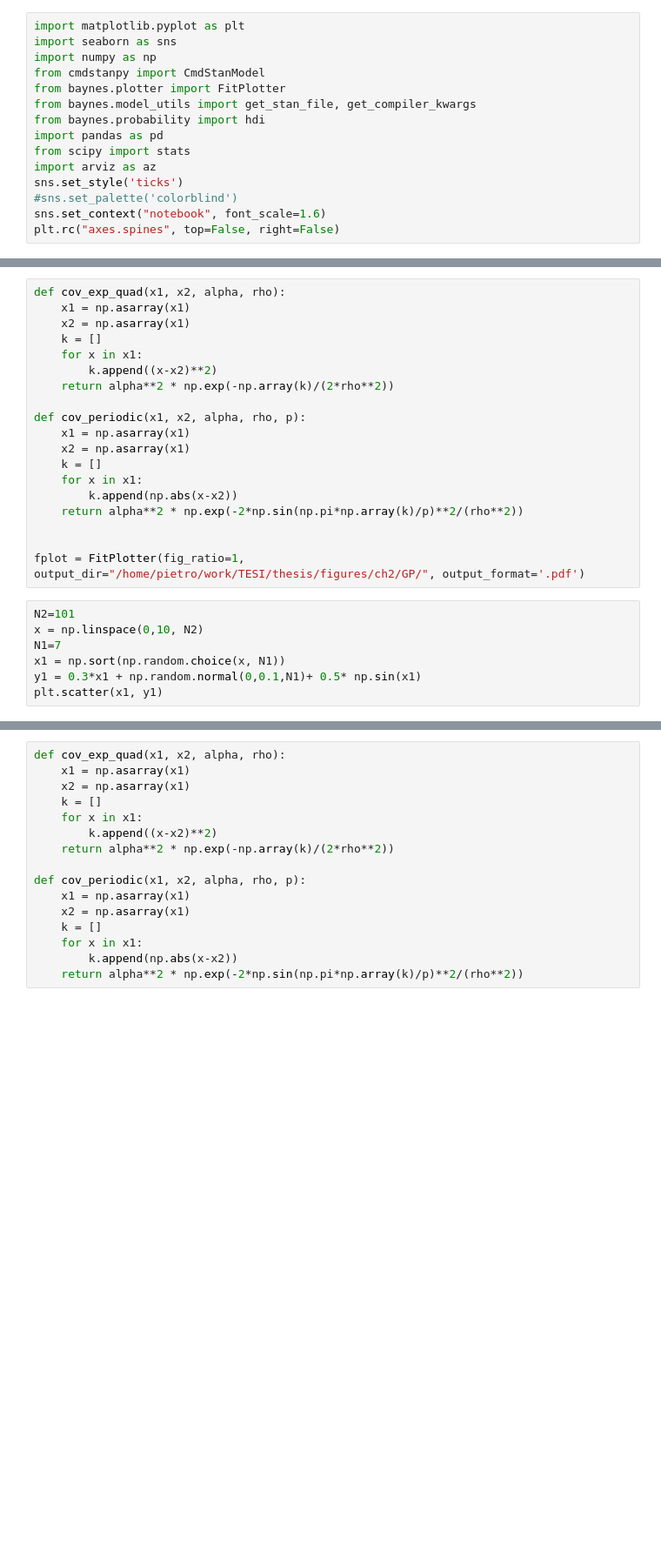
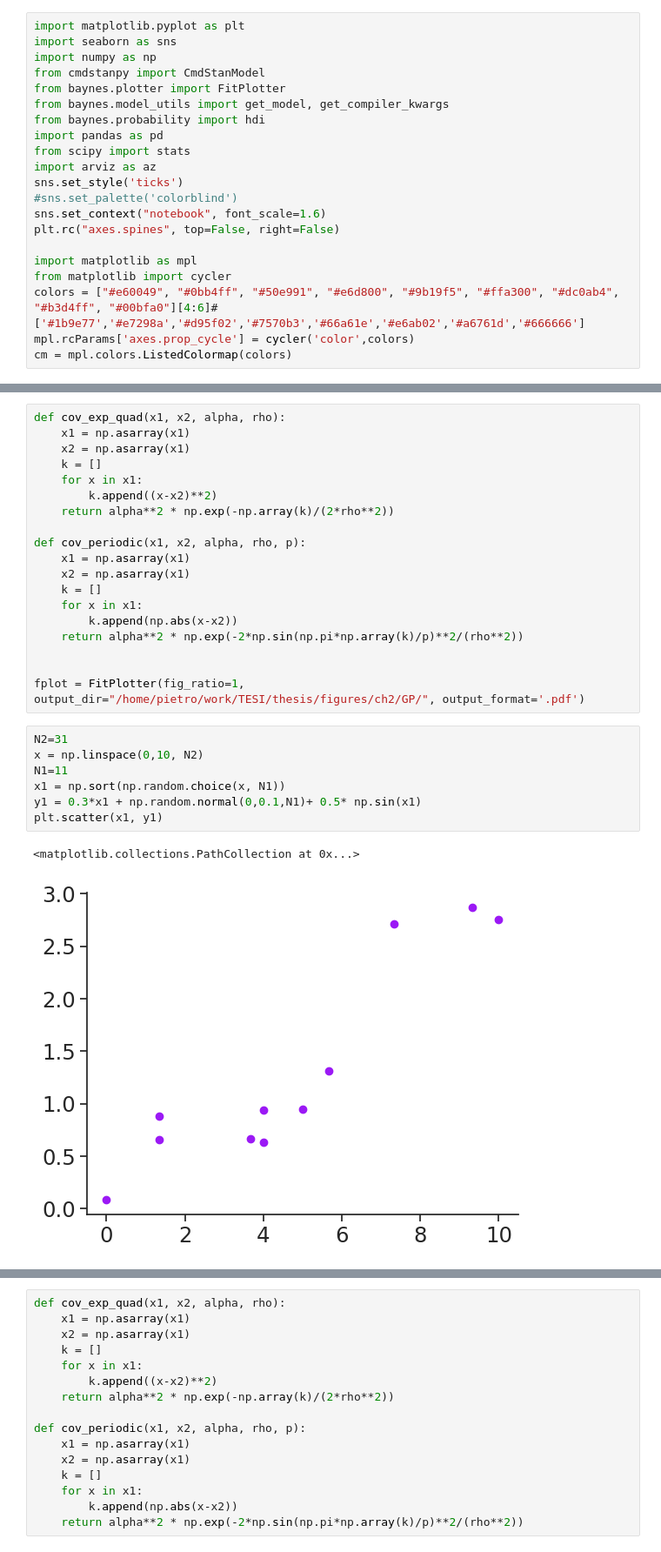
Before and after one commit to cryomib/baynes, a Jupyter notebook: notebooks/GP.ipynb, the cells around one changed output, grey strips where cells are left out. Shown: that part at 87% size. Saved outputs shown, nothing was run; the diff lists cells and outputs as text; blank space fills up the shorter version.

```diff
--- a/notebooks/GP.ipynb
+++ b/notebooks/GP.ipynb
@@ -4,7 +4,7 @@ import seaborn as sns
 import numpy as np
 from cmdstanpy import CmdStanModel
 from baynes.plotter import FitPlotter
-from baynes.model_utils import get_stan_file, get_compiler_kwargs
+from baynes.model_utils import get_model, get_compiler_kwargs
 from baynes.probability import hdi
 import pandas as pd
 from scipy import stats
@@ -13,3 +13,9 @@ sns.set_style('ticks')
 #sns.set_palette('colorblind')
 sns.set_context("notebook", font_scale=1.6)
 plt.rc("axes.spines", top=False, right=False)
+
+import matplotlib as mpl
+from matplotlib import cycler
+colors = ["#e60049", "#0bb4ff", "#50e991", "#e6d800", "#9b19f5", "#ffa300", "#dc0ab4", "#b3d4ff", "#00bfa0"][4:6]#['#1b9e77','#e7298a','#d95f02','#7570b3','#66a61e','#e6ab02','#a6761d','#666666']
+mpl.rcParams['axes.prop_cycle'] = cycler('color',colors)
+cm = mpl.colors.ListedColormap(colors)
@@ -33,9 +49,12 @@ def cov_periodic(x1, x2, alpha, rho, p):
 
 fplot = FitPlotter(fig_ratio=1, output_dir="/home/pietro/work/TESI/thesis/figures/ch2/GP/", output_format='.pdf')
 # %%
-N2=101
+N2=31
 x = np.linspace(0,10, N2)
-N1=7
+N1=11
 x1 = np.sort(np.random.choice(x, N1))
 y1 = 0.3*x1 + np.random.normal(0,0.1,N1)+ 0.5* np.sin(x1)
 plt.scatter(x1, y1)
+# %% [output]
+<matplotlib.collections.PathCollection at 0x...>
+[figure, added]
```
Also changed, not shown: parts of 15 cells of this notebook, 35 other files.
